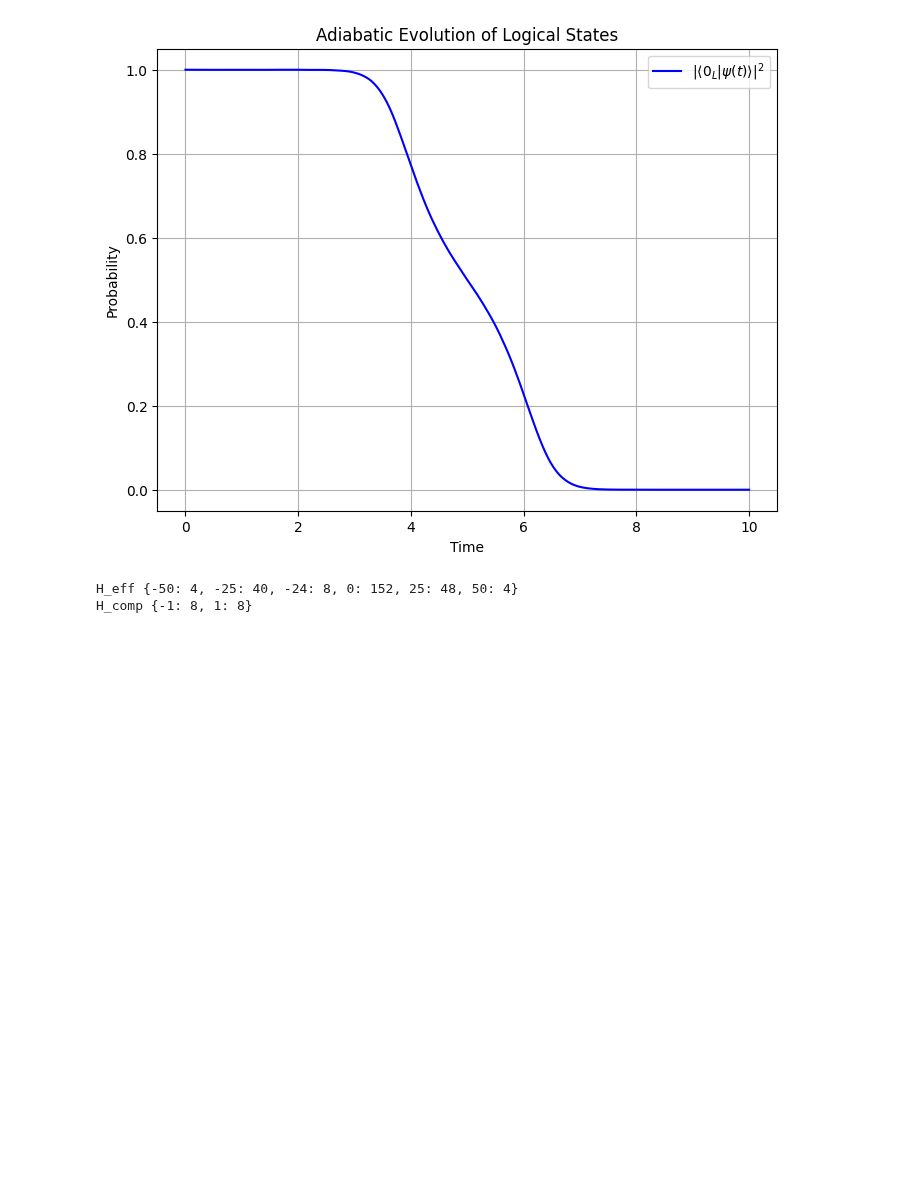
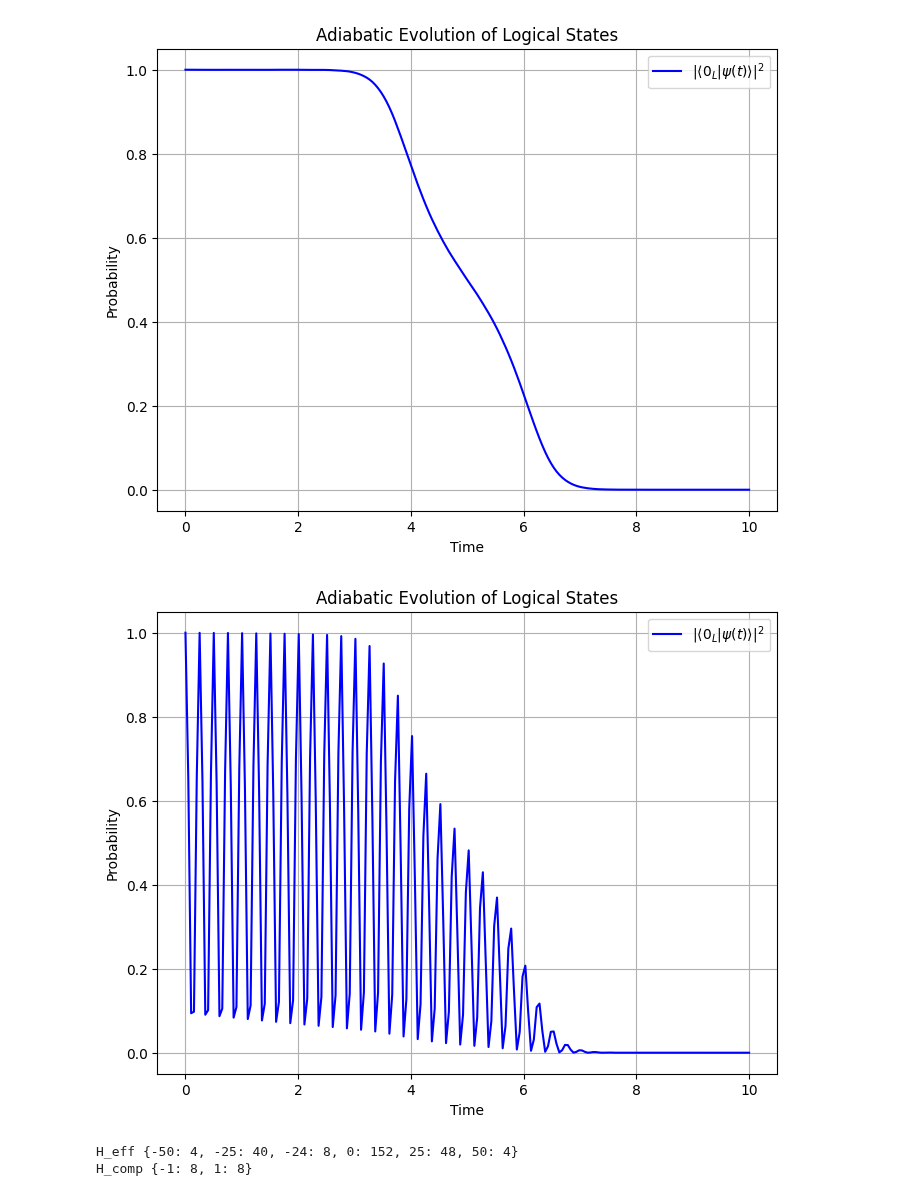
Before and after one commit to chenscheimq/QEC, a Jupyter notebook: Gadgets/krylov_checking.ipynb, the cells around one changed output. Drawn from its saved outputs; the diff is of its cells as text; code cells hidden in the pictures; blank space fills up the shorter version.

```diff
--- a/Gadgets/krylov_checking.ipynb
+++ b/Gadgets/krylov_checking.ipynb
@@ -426,11 +426,7 @@ Y_L = -tensor(I, X, X, I)
 # Define logical states |0_L> and |1_L>
 basis_states = [basis(2, 0), basis(2, 1)]
 
-# Define the 4-qubit logical zero state |0_L>
-logical_zero = (tensor(basis_states[0], basis_states[0], basis_states[0], basis_states[0]) +
-                   1j * tensor(basis_states[0], basis_states[0], basis_states[1], basis_states[1]) +
-                   1j * tensor(basis_states[1], basis_states[1], basis_states[0], basis_states[0]) +
-                   tensor(basis_states[1], basis_states[1], basis_states[1], basis_states[1])).unit()
+logical_zero = tensor(basis_states[0], basis_states[0], basis_states[0], basis_states[0])
 
 # RAP time-dependent terms
 T = 10
@@ -461,34 +457,36 @@ logical_one = X_L_all * initial_state
 def H_RAP(t, args):
     omega_t = args['omega_max'] * np.exp(-0.5 * ((t - args['T'] / 2) / args['sigma']) ** 2)
     delta_t = 2 * args['omega_max'] * (t / (args['T'] / 2) - 1)
     return omega_t * X_L_all + delta_t * Z_L_all + H_p
 
 
 P_init = initial_state * initial_state.dag()
 P_one = logical_one * logical_one.dag()
 
 
 # Solve the system with sesolve
 args = {'omega_max': omega_max, 'T': T, 'sigma': sigma}
 H_td = QobjEvo(H_RAP, args=args)
 
-result = sesolve(H_td, initial_state, t, e_ops=[P_init, P_one], options={'nsteps': 1e5})
+result = sesolve(H_td, initial_state, t, e_ops=[P_init, P_one], options={'nsteps': 1e6})
 # options={'nsteps': 1e5, 'atol': 1e-2}
 
 # Extract probabilities
 p_zero = result.expect[0]
 p_one = result.expect[1]
 
 # Plot the results
 plt.figure(figsize=(8, 6))
 plt.plot(t, p_zero, label=r'$| \langle 0_{L} | \psi(t) \rangle |^2$', color='blue')
 # plt.plot(t, p_one, label=r'$| \langle 1_{L} | \psi(t) \rangle |^2$', color='red')
 plt.xlabel('Time')
 plt.ylabel('Probability')
 plt.title('Adiabatic Evolution of Logical States')
 plt.legend(loc='upper right')
 plt.grid()
 plt.show()
+# %% [output]
+[figure, added]
 # %%
 H = Heff
 
```
